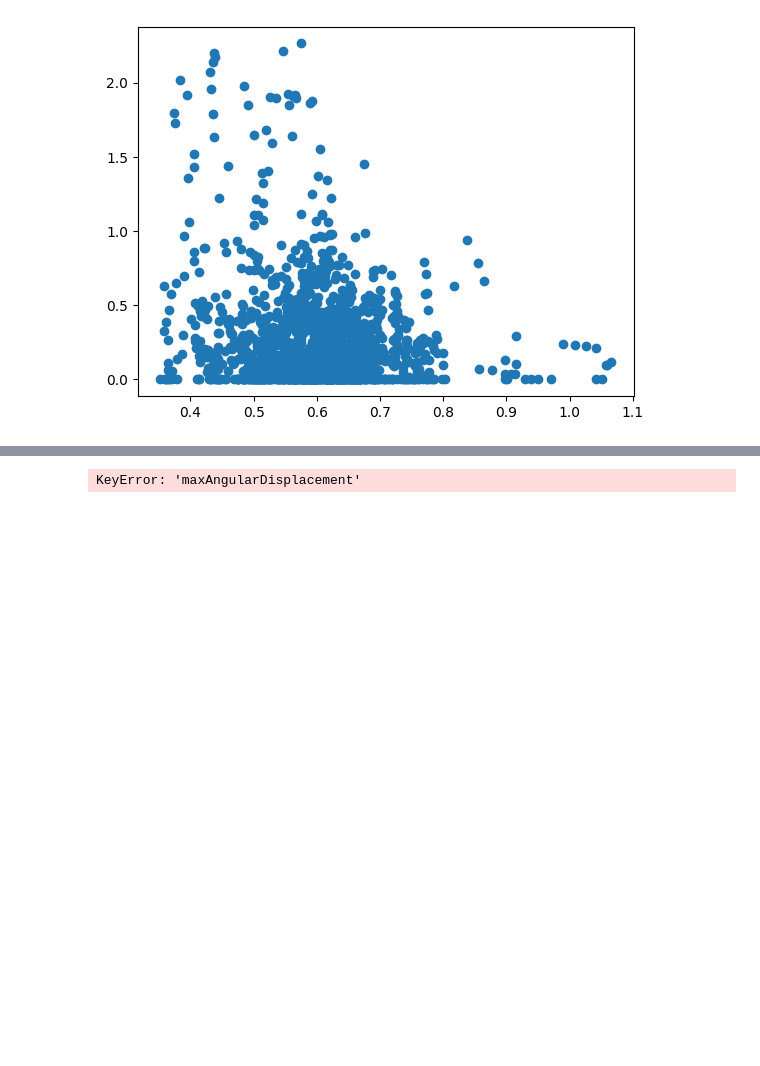
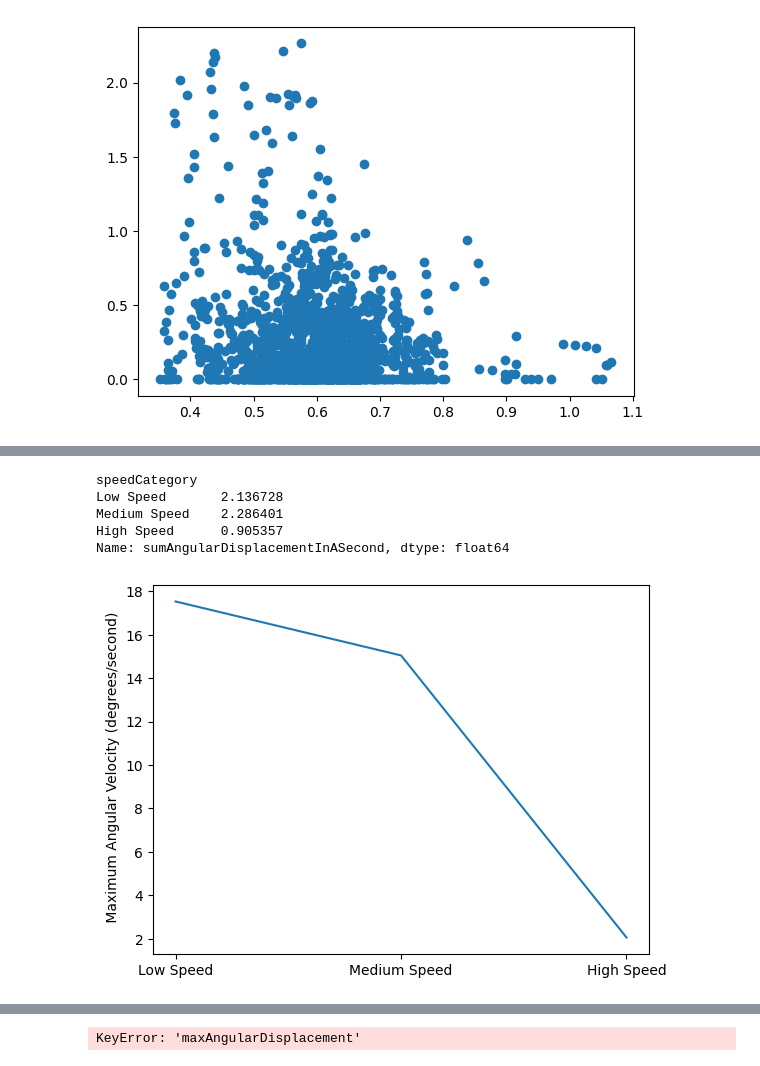
Before and after one commit to BUET-AV/behavior-hypotheses, a Jupyter notebook: src/notebooks/max-heading-diff.ipynb, the cells around one changed output, grey strips where cells are left out. Drawn from its saved outputs; the diff is of its cells as text; code cells hidden in the pictures; blank space fills up the shorter version.

```diff
--- a/src/notebooks/max-heading-diff.ipynb
+++ b/src/notebooks/max-heading-diff.ipynb
@@ -224,3 +229,7 @@ plt.scatter(angularStartingDf["speed"], angularStartingDf["relativeAngularDispla
 # %% [output]
 <matplotlib.collections.PathCollection at 0x...>
 [figure]
+# %%
+# categorize speed
+# 0-0.5, 0.5-1, 1-10
+cleanPedDf['speedCategory'] = pd.cut(cleanPedDf['speed'], bins=[0, 0.5, 1.0, 10], labels=['Low Speed', 'Medium Speed', 'High Speed'])
@@ -226,0 +252,2 @@ plt.scatter(angularStartingDf["speed"], angularStartingDf["relativeAngularDispla
+# %%
+cleanPedDf = AngularDisplacementCalculator.addRelativeAngularDisplacement(cleanPedDf)
@@ -226,0 +270,11 @@ plt.scatter(angularStartingDf["speed"], angularStartingDf["relativeAngularDispla
+# %%
+allPedIds = list(cleanPedDf["uniqueTrackId"].unique())
+len(allPedIds)
+for pedId in allPedIds:
+    pedDf = cleanPedDf[cleanPedDf["uniqueTrackId"] == pedId]
+    # sum of absolute angular displacement each 10 rows of the df
+    sumAngularDisplacementInASecond = pedDf["absoluteAngularDisplacement"].rolling(10).sum()
+    # add the value as a new column
+    cleanPedDf.loc[cleanPedDf["uniqueTrackId"] == pedId, 'sumAngularDisplacementInASecond'] = sumAngularDisplacementInASecond
+
+cleanPedDf
@@ -226,0 +295,7 @@ plt.scatter(angularStartingDf["speed"], angularStartingDf["relativeAngularDispla
+# %%
+# max angular displacement in a second
+maxAngularDisplacementInASecond = cleanPedDf["sumAngularDisplacementInASecond"].max()
+print(maxAngularDisplacementInASecond)
+# for each speed category, get the max angular displacement in a second
+maxAngularDisplacementInASecondBySpeedCategory = cleanPedDf.groupby('speedCategory')['sumAngularDisplacementInASecond'].max()
+maxAngularDisplacementInASecondBySpeedCategory
@@ -226,0 +309,21 @@ plt.scatter(angularStartingDf["speed"], angularStartingDf["relativeAngularDispla
+# %%
+# ignore nan values
+cleanPedDf_noNAN = cleanPedDf.dropna(subset=['sumAngularDisplacementInASecond'])
+meanAngularDisplacementInASecondBySpeedCategory = cleanPedDf_noNAN.groupby('speedCategory')['sumAngularDisplacementInASecond'].mean()
+meanAngularDisplacementInASecondBySpeedCategory
+# %% [output]
+speedCategory
+Low Speed       2.136728
+Medium Speed    2.286401
+High Speed      0.905357
+Name: sumAngularDisplacementInASecond, dtype: float64
+# %%
+# plot the max and the mean angular displacement in a second by speed category
+plt.plot(maxAngularDisplacementInASecondBySpeedCategory)
+# plt.plot(meanAngularDisplacementInASecondBySpeedCategory, label="Mean Angular Velocity")
+# plt.legend()
+# plt.xlabel("Speed Category")
+plt.ylabel(" Maximum Angular Velocity (degrees/second)")
+plt.show()
+# %% [output]
+[figure, added]
```
Also changed, not shown: parts of 18 cells of this notebook, 2 other files.
